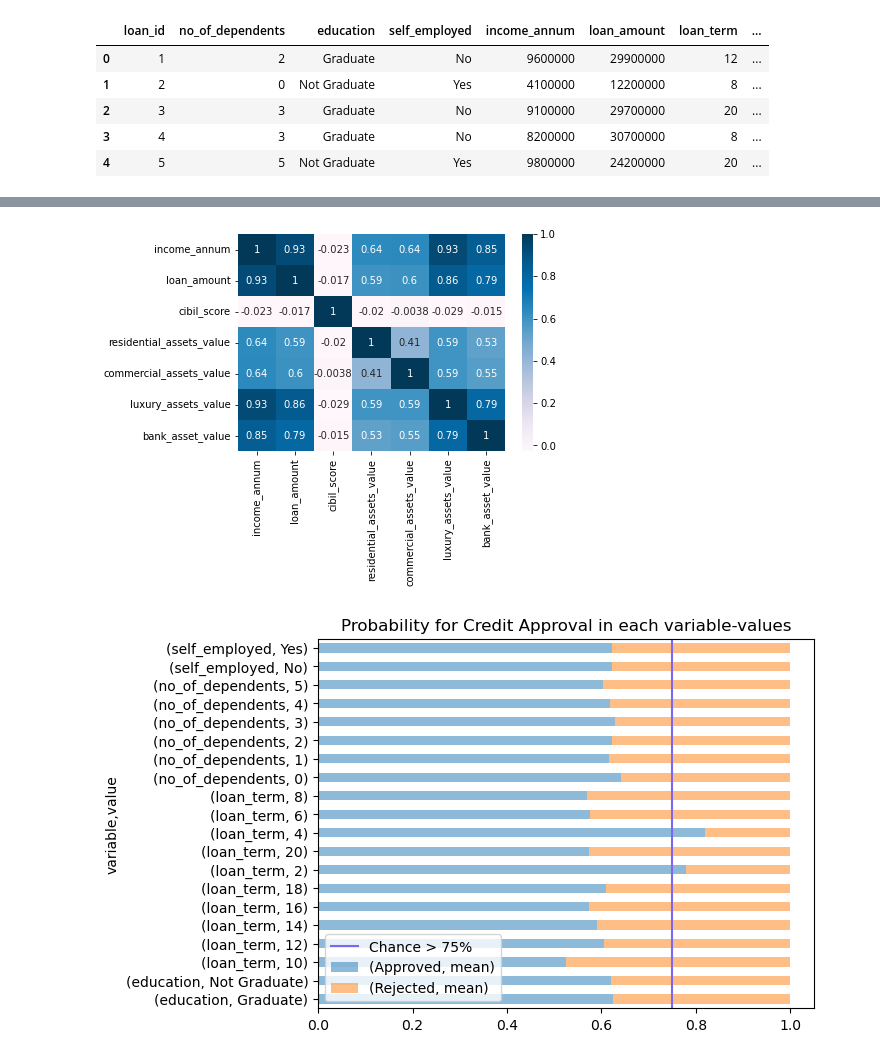
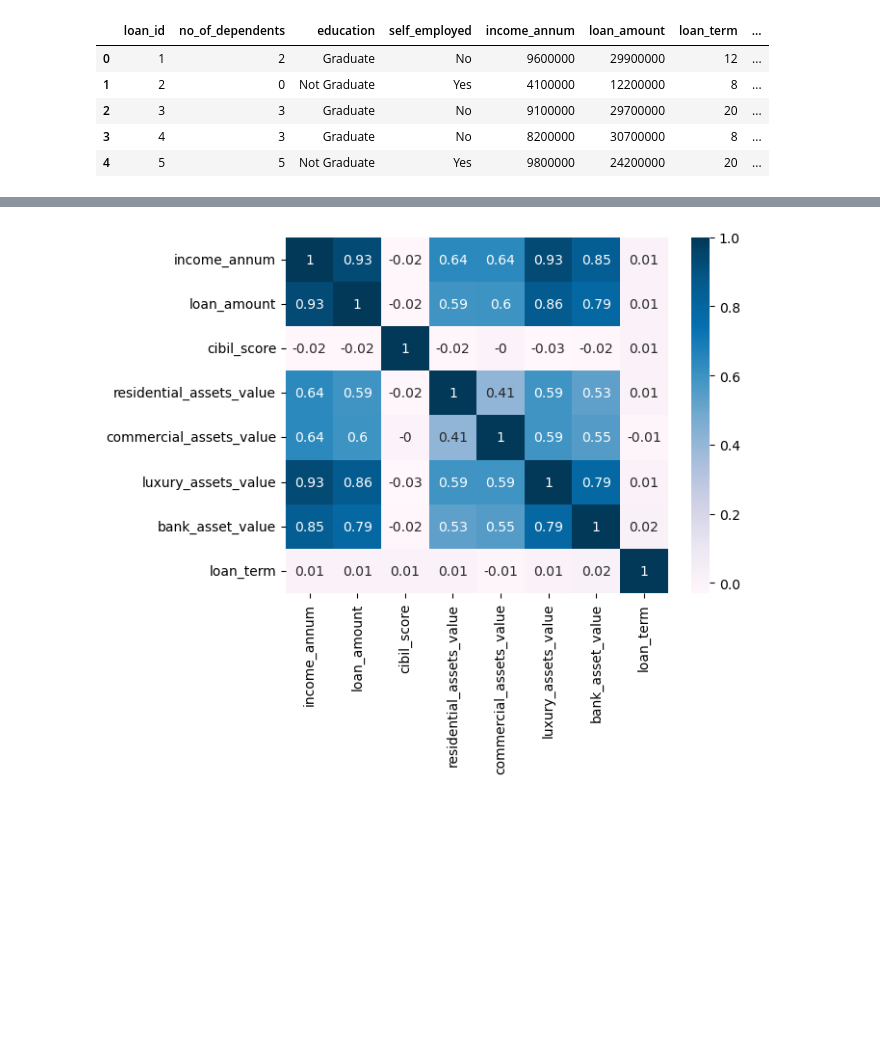
Before and after one commit to siwatis/Credit-Analysis-Prediction, a Jupyter notebook: exploratory-data-analysis.ipynb, the cells around one changed output, grey strips where cells are left out. Drawn from its saved outputs; the diff is of its cells as text; code cells hidden in the pictures; blank space fills up the shorter version.

```diff
--- a/exploratory-data-analysis.ipynb
+++ b/exploratory-data-analysis.ipynb
@@ -29,7 +23,7 @@ df.set_index('loan_id', inplace=True)
 
 # Set data type to each variables and clean space for categorical variable
 categorical_col = ['no_of_dependents','education','self_employed','loan_term','loan_status']
-measure_col = ['income_annum','loan_amount','cibil_score','residential_assets_value','commercial_assets_value','luxury_assets_value','bank_asset_value']
+measure_col = ['income_annum','loan_amount','cibil_score','residential_assets_value','commercial_assets_value','luxury_assets_value','bank_asset_value','loan_term']
 for col in categorical_col:
     df[col] = df[col].astype(str).str.strip()
     df[col] = df[col].astype('category')
@@ -86,2 +65,0 @@ df[measure_col][df[measure_col].apply(lambda x: x >= 0)].describe().map('{:,.2f}
-# %%
-df = [df[measure_col].apply(lambda x: x >= 0)].index
@@ -166,4 +100,4 @@ df_normalized_melt.pivot_table(index='loan_status', columns='variable', values='
 # %%
-sns.heatmap(df[measure_col].corr(), cmap='PuBu', annot=True);
+sns.heatmap(round(df[measure_col].corr(), 2), cmap='PuBu', annot=True);
 # %% [output]
-[figure, old version]
+[figure, new version]
@@ -172,12 +103,0 @@ df_categorical_melt = df[categorical_col].melt(id_vars='loan_status').assign(var
-# %%
-df_categorical_melt \
-    .assign(Approved = lambda x: x.loan_status.apply(lambda y: 1 if y == 'Approved' else 0).astype(int)) \
-    .assign(Rejected = lambda x: x.loan_status.apply(lambda y: 1 if y == 'Rejected' else 0).astype(int)) \
-    .groupby(['variable', 'value'])[['Approved','Rejected']].agg(['mean']) \
-    .plot.barh(stacked=True, alpha=0.5)
-plt.axvline(0.75, c='mediumslateblue', label='Chance > 75%')
-plt.legend(title='', loc='lower left')
-plt.title('Probability for Credit Approval in each variable-values')
-plt.show()
-# %% [output]
-[figure, removed]
```
Also changed, not shown: parts of 15 cells of this notebook, 3 other files.
